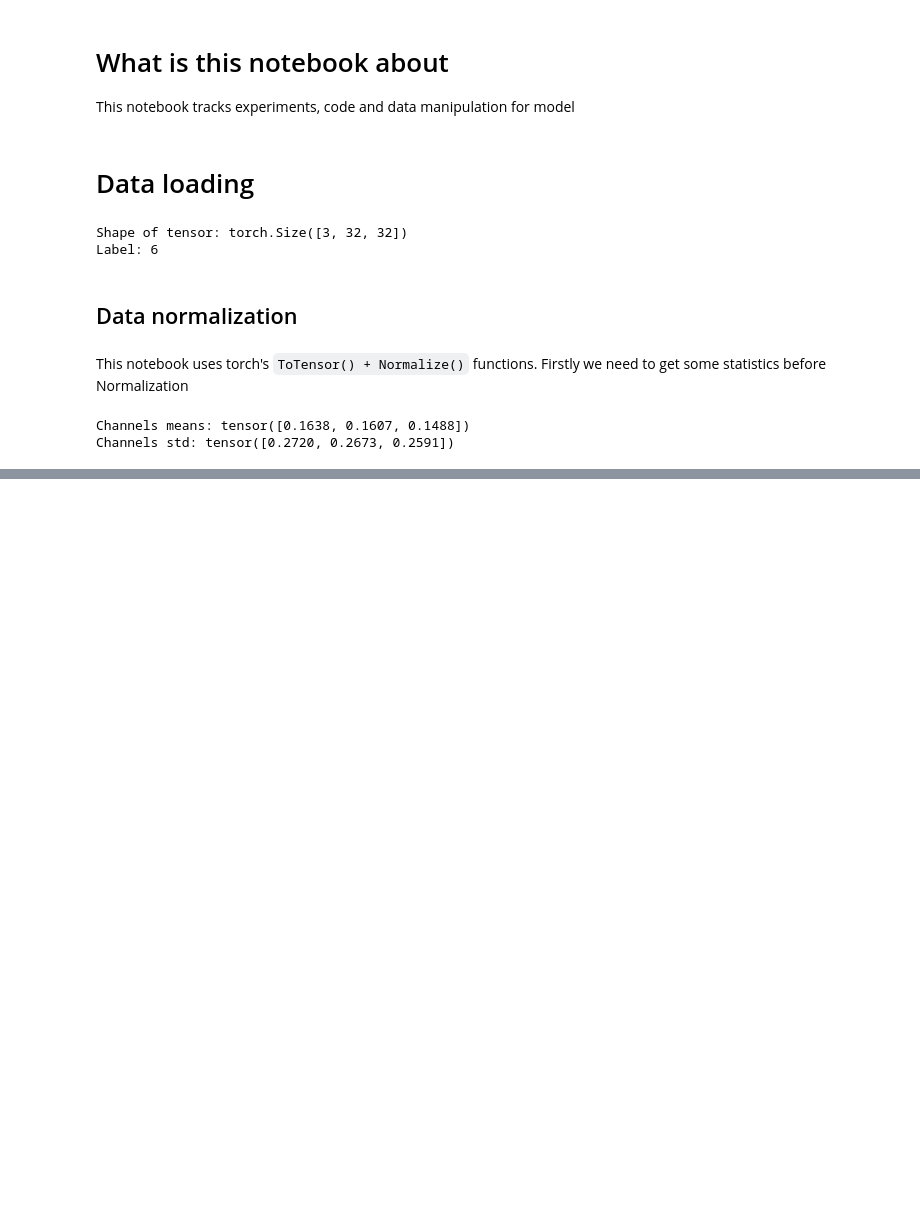
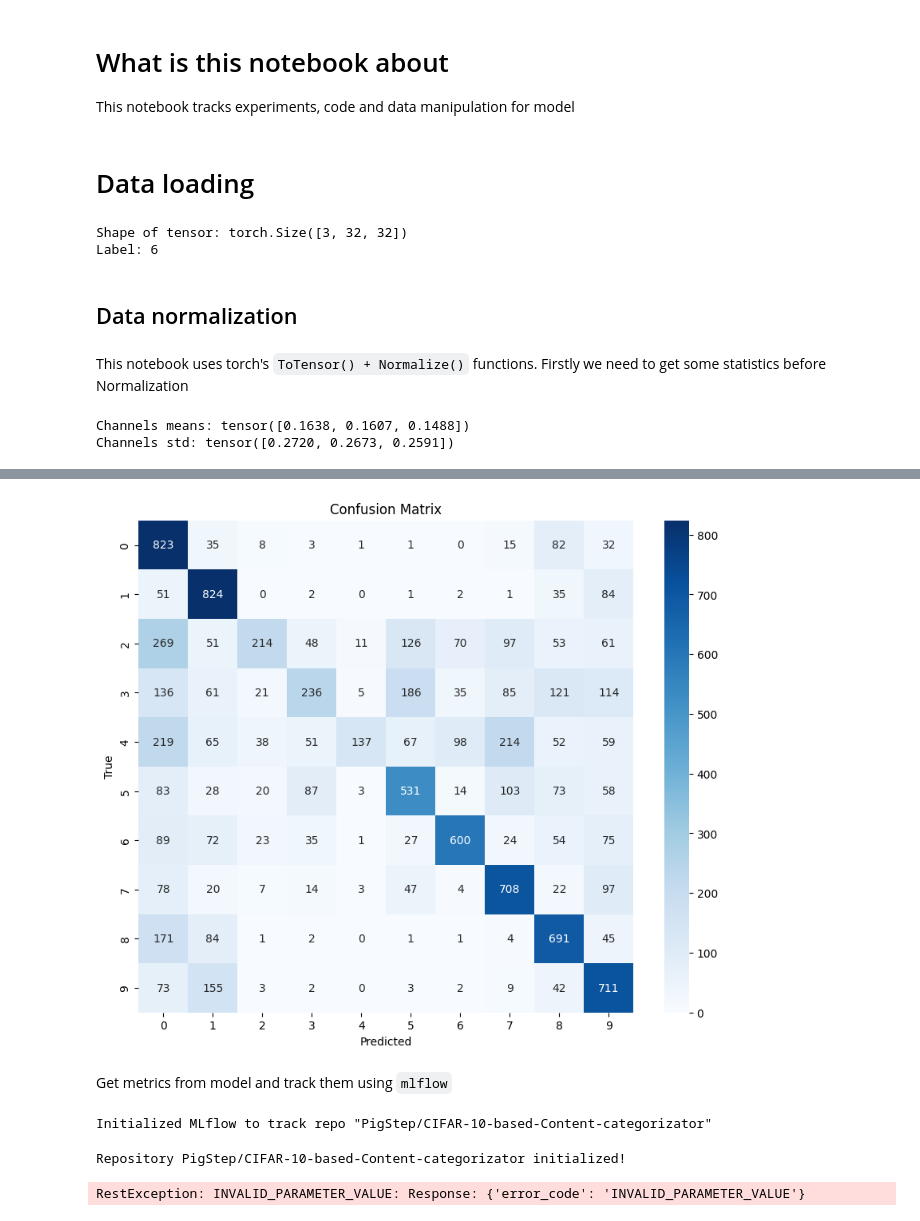
Before and after one commit to PigStep/CIFAR-10-based-Content-categorizator, a Jupyter notebook: notebook.ipynb, the cells around one changed output, grey strips where cells are left out. Cells and saved outputs as stored; diff of their text form; code cells hidden in the pictures; blank space fills up the shorter version.

Commit message:
Baseline model tracking

```diff
--- a/notebook.ipynb
+++ b/notebook.ipynb
@@ -130,0 +167,42 @@ KeyboardInterrupt:
+# %%
+from sklearn.metrics import accuracy_score, f1_score, confusion_matrix, precision_score, recall_score
+import numpy as np
+
+def get_classification_metrics(model, test_loader):
+  all_preds = []
+  all_labels = []
+
+  with torch.no_grad():
+    for image, label in test_loader:
+      image, label = image.to(device), label.to(device)
+      prediction = model.forward(image)
+      # Get predicted class labels by finding the index of the maximum value in the prediction tensor
+      predicted_labels = torch.argmax(prediction, dim=1)
+      all_preds.append(predicted_labels)
+      all_labels.append(label)
+
+  # Concatenate all predictions and labels
+  all_preds = np.concatenate(all_preds)
+  all_labels = np.concatenate(all_labels)
+
+  matrix=confusion_matrix(all_labels, all_preds)
+  accuracy = accuracy_score(all_labels, all_preds)
+  f1_score_macro = f1_score(all_labels, all_preds, average='macro')
+  precision = precision_score(all_labels, all_preds, average='macro')
+  recall = recall_score(all_labels, all_preds, average='macro')
+
+  return matrix, accuracy, f1_score_macro, precision, recall
+# %%
+matrix, accuracy, f1_score_macro, precision, recall = get_classification_metrics(CNN, testloader)
+# %%
+plt.figure(figsize=(10, 8))
+sns.heatmap(matrix, annot=True, fmt='d', cmap='Blues')
+plt.title('Confusion Matrix')
+plt.xlabel('Predicted')
+plt.ylabel('True')
+plt.savefig('/content/confusion_matrix.png')
+plt.show()
+# %% [output]
+[figure, added]
+# %% [markdown]
+Get metrics from model and track them using `mlflow`
@@ -130,0 +211,25 @@ KeyboardInterrupt:
+# %%
+import dagshub
+import mlflow
+
+dagshub.init(repo_owner='PigStep', repo_name='CIFAR-10-based-Content-categorizator', mlflow=True)
+
+with mlflow.start_run():
+    mlflow.log_metric('accuracy', accuracy)
+    mlflow.log_metric('f1_score_macro', f1_score_macro)
+    mlflow.log_metric('precision', precision)
+    mlflow.log_metric('recall', recall)
+
+    mlflow.log_param('batch_size', 256)
+    mlflow.log_param('learning_rate', 0.001)
+    mlflow.log_param('epochs', 100)
+    mlflow.log_param('thread_err', 0.01)
+    mlflow.log_param('optimizer','Adam')
+
+    mlflow.log_artifact('confusion_matrix.png')
+
+    mlflow.pytorch.log_model(CNN, "baseline CNN model")
+# %% [output]
+Initialized MLflow to track repo "PigStep/CIFAR-10-based-Content-categorizator"
+Repository PigStep/CIFAR-10-based-Content-categorizator initialized!
+RestException: INVALID_PARAMETER_VALUE: Response: {'error_code': 'INVALID_PARAMETER_VALUE'}
```
Also changed, not shown: parts of 7 cells of this notebook.
